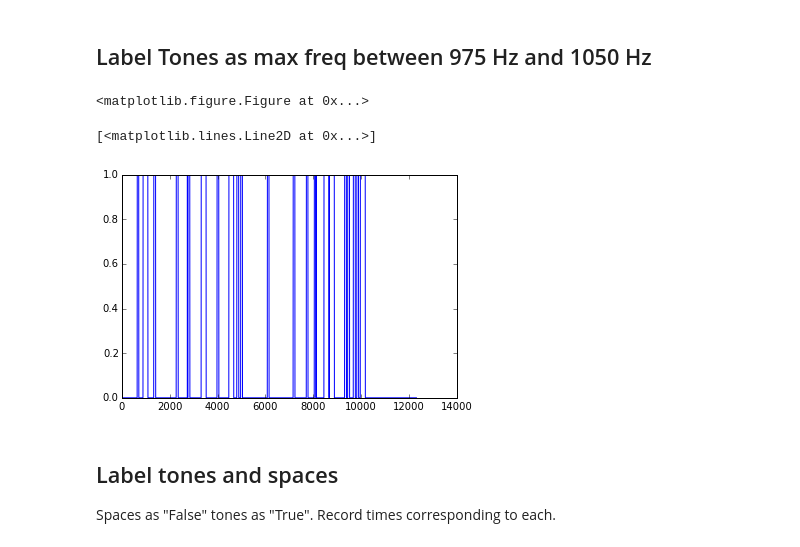
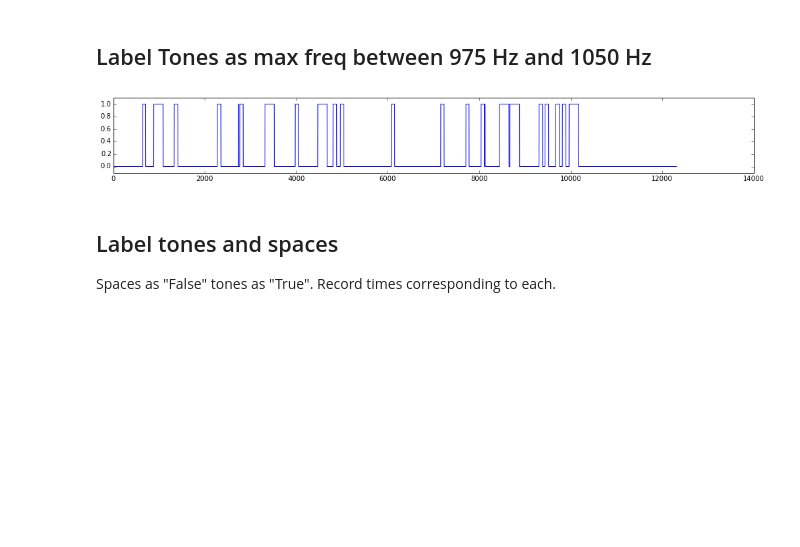
Before and after one commit to dmaust/MorseCodeDecoder, a Jupyter notebook: Morse decoder.ipynb, the cells around one changed output. Drawn from its saved outputs; the diff is of its cells as text; code cells hidden in the pictures; blank space fills up the shorter version.

Commit message:
Updated visuals.

```diff
--- a/Morse decoder.ipynb
+++ b/Morse decoder.ipynb
@@ -43,16 +43,14 @@ None
 from pylab import hist
 tones = (max_freqs > 975.) & (max_freqs < 1050.)
 # %%
-figure(figsize=(20,15))
-
 tones = pd.rolling_mean(tones, 3) > 0.5
-# %% [output]
-<matplotlib.figure.Figure at 0x...>
-# %%
-plot(tones)
-# %% [output]
-[<matplotlib.lines.Line2D at 0x...>]
-[figure, removed]
+# %%
+figure(figsize=(17,2))
+ylim(-0.1, 1.1)
+plot(tones)
+None
+# %% [output]
+[figure, added]
 # %% [markdown]
 ## Label tones and spaces
 
```
Also changed, not shown: parts of 2 cells of this notebook, 1 other file.
